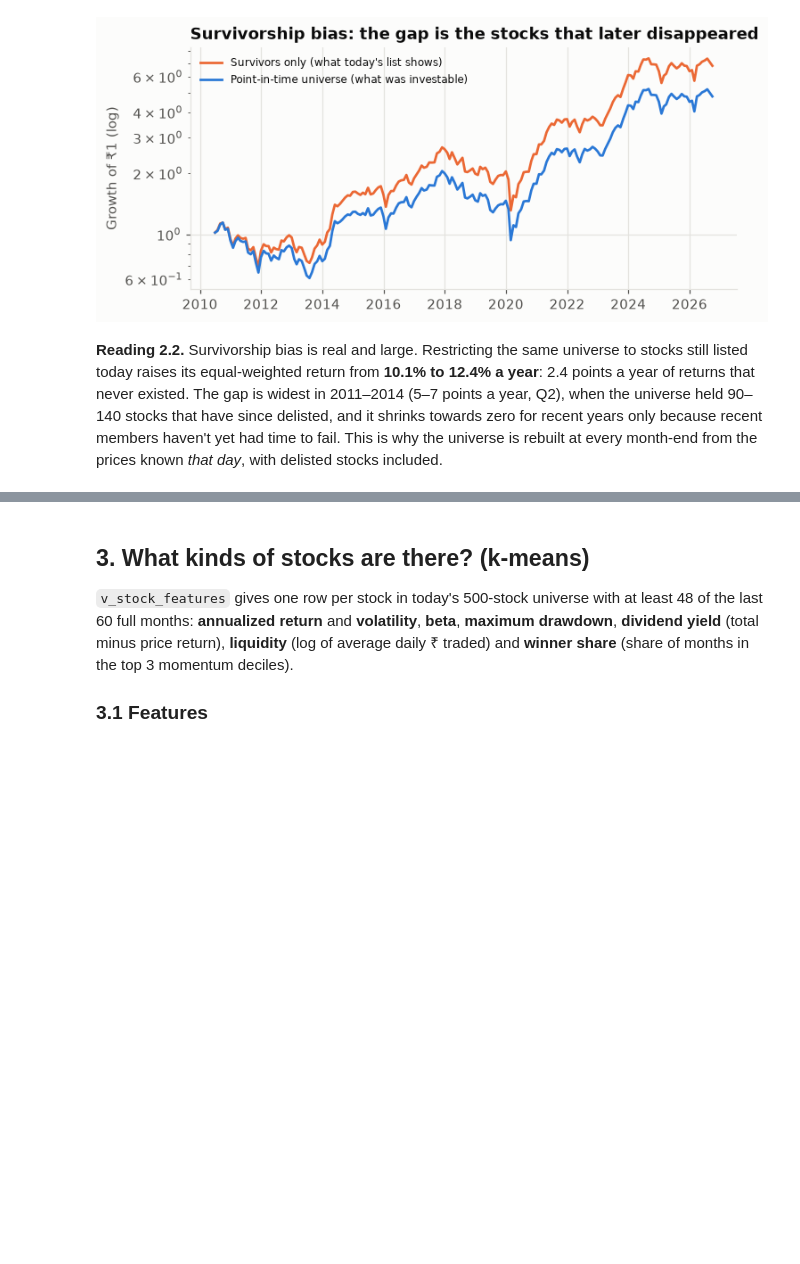
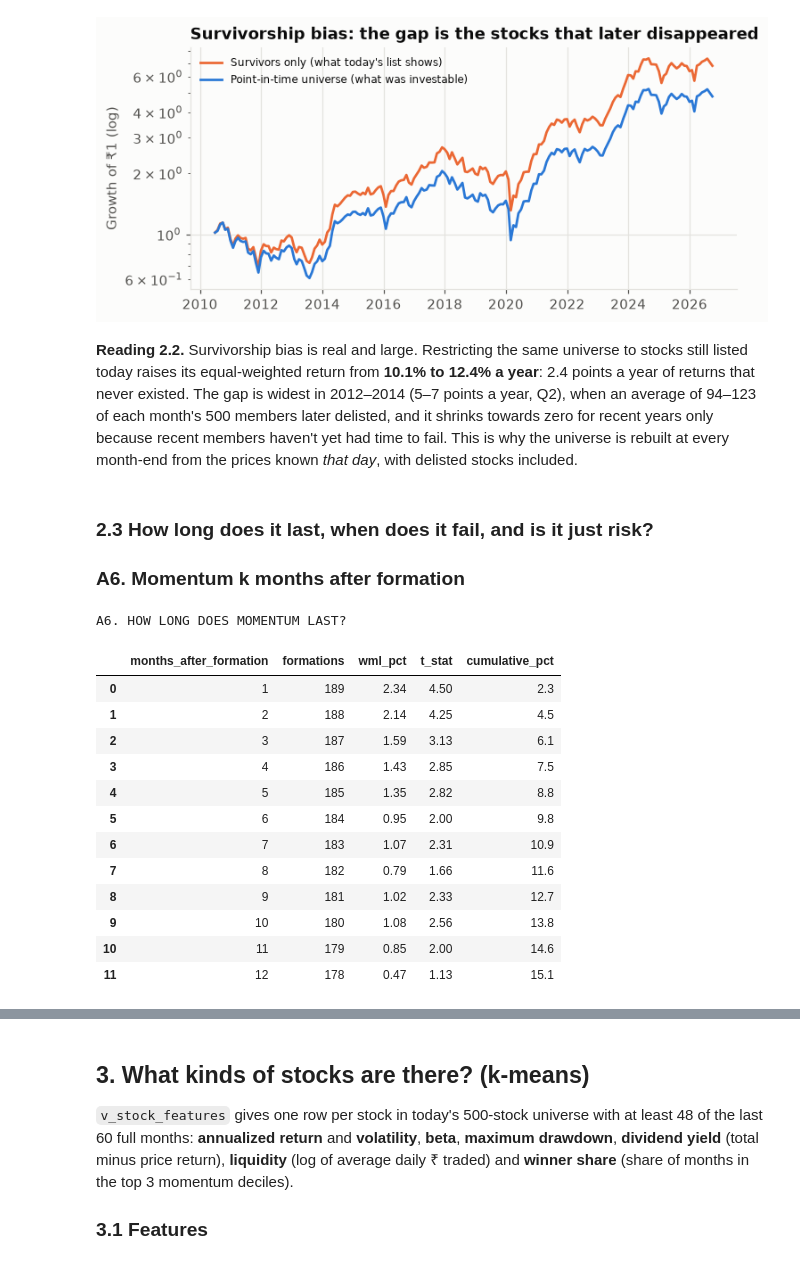
Before and after one commit to EktaSharma-github/niftyquant, a Jupyter notebook: analytics/niftyquant_kmeans.ipynb, the cells around one changed output, grey strips where cells are left out. Cells and saved outputs as stored; diff of their text form; code cells hidden in the pictures; blank space fills up the shorter version.

```diff
--- a/analytics/niftyquant_kmeans.ipynb
+++ b/analytics/niftyquant_kmeans.ipynb
@@ -398,7 +398,28 @@ Equal-weighted universe CAGR 10.1%   survivors only 12.4%   -> bias 2.4 points a
 # %% [markdown]
 **Reading 2.2.** Survivorship bias is real and large. Restricting the same universe to stocks
 still listed today raises its equal-weighted return from **10.1% to 12.4% a year**: 2.4 points a
-year of returns that never existed. The gap is widest in 2011–2014 (5–7 points a year, Q2), when the
-universe held 90–140 stocks that have since delisted, and it shrinks towards zero for recent
+year of returns that never existed. The gap is widest in 2012–2014 (5–7 points a year, Q2), when an
+average of 94–123 of each month's 500 members later delisted, and it shrinks towards zero for recent
 years only because recent members haven't yet had time to fail. This is why the universe is
 rebuilt at every month-end from the prices known *that day*, with delisted stocks included.
+# %% [markdown]
+### 2.3 How long does it last, when does it fail, and is it just risk?
+
+### A6. Momentum k months after formation
+# %%
+a6 = run_sql("A6"); a6
+# %% [output]
+A6. HOW LONG DOES MOMENTUM LAST?
+|  | months_after_formation | formations | wml_pct | t_stat | cumulative_pct |
+| 0 | 1 | 189 | 2.34 | 4.50 | 2.3 |
+| 1 | 2 | 188 | 2.14 | 4.25 | 4.5 |
+| 2 | 3 | 187 | 1.59 | 3.13 | 6.1 |
+| 3 | 4 | 186 | 1.43 | 2.85 | 7.5 |
+| 4 | 5 | 185 | 1.35 | 2.82 | 8.8 |
+| 5 | 6 | 184 | 0.95 | 2.00 | 9.8 |
+| 6 | 7 | 183 | 1.07 | 2.31 | 10.9 |
+| 7 | 8 | 182 | 0.79 | 1.66 | 11.6 |
+| 8 | 9 | 181 | 1.02 | 2.33 | 12.7 |
+| 9 | 10 | 180 | 1.08 | 2.56 | 13.8 |
+| 10 | 11 | 179 | 0.85 | 2.00 | 14.6 |
+| 11 | 12 | 178 | 0.47 | 1.13 | 15.1 |
```
Also changed, not shown: parts of 21 cells of this notebook, 9 other files.
